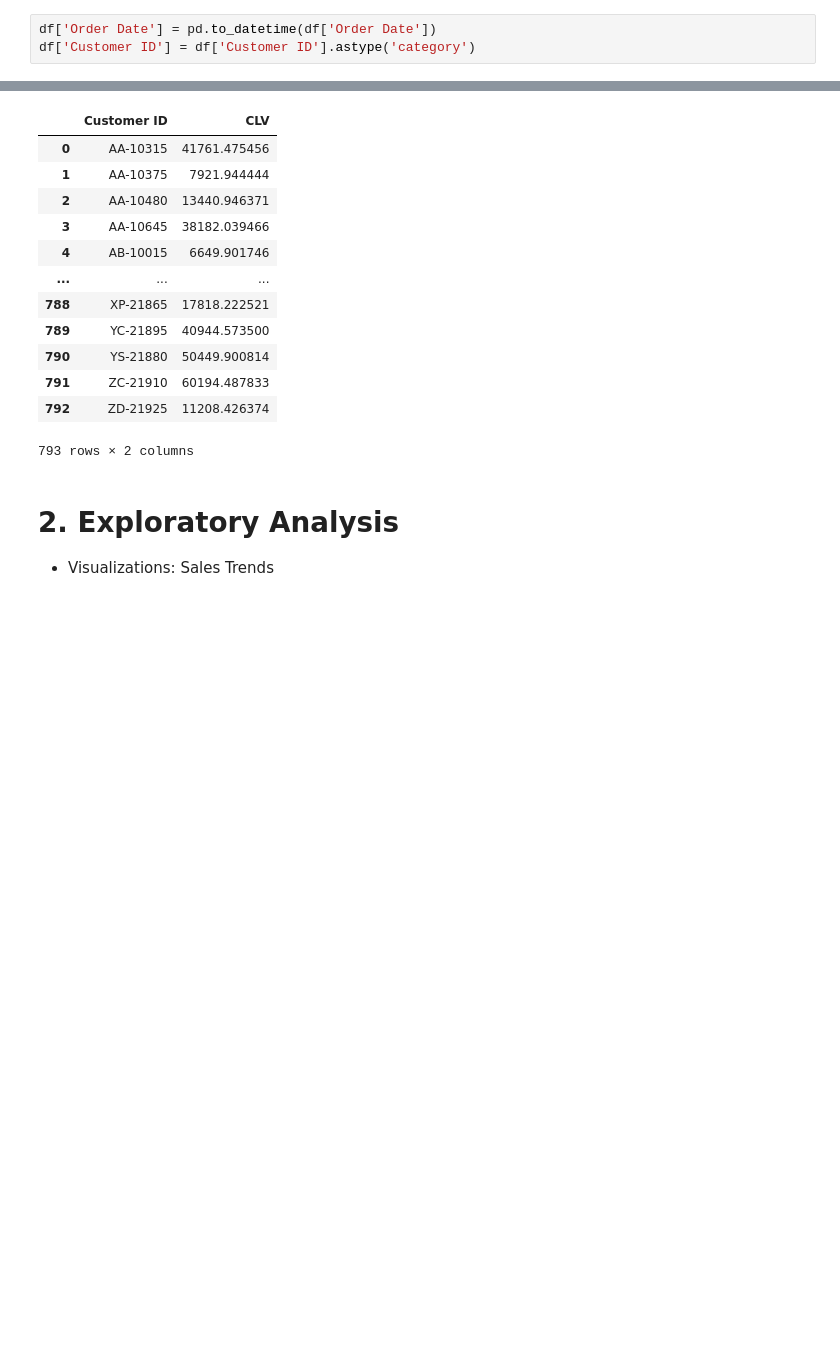
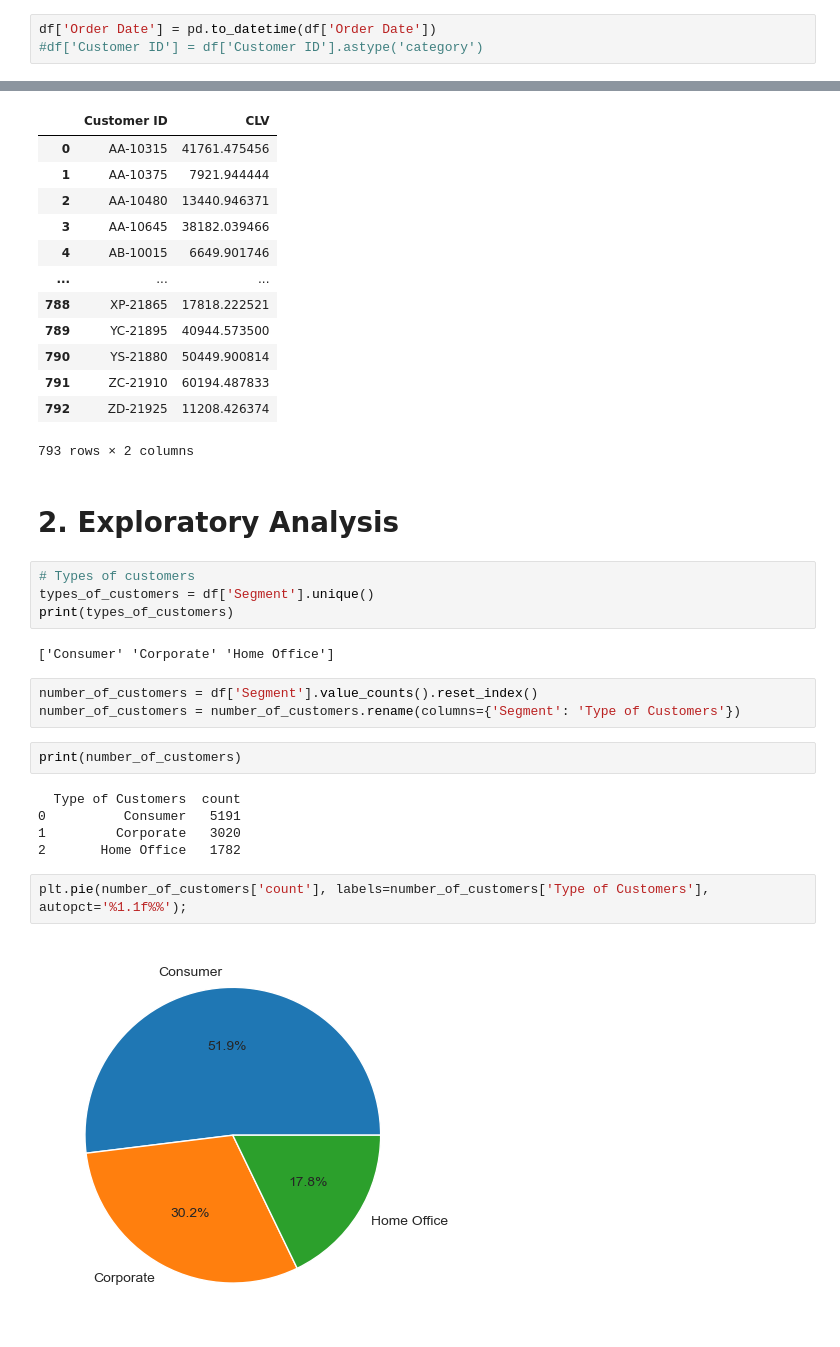
Before and after one commit to zakianazzum/superstore_sales_analysis, a Jupyter notebook: sales_analysis.ipynb, the cells around one changed output, grey strips where cells are left out. Saved outputs shown, nothing was run; the diff lists cells and outputs as text; blank space fills up the shorter version.

```diff
--- a/sales_analysis.ipynb
+++ b/sales_analysis.ipynb
@@ -73,7 +294,7 @@ df.drop_duplicates(inplace=True)
 ###### Converting Data Types
 # %%
 df['Order Date'] = pd.to_datetime(df['Order Date'])
-df['Customer ID'] = df['Customer ID'].astype('category')
+#df['Customer ID'] = df['Customer ID'].astype('category')
 # %% [markdown]
 #### 1.3 Feature Engineering
 * Creating New Feature : Order Year and Month
@@ -124,4 +345,23 @@ clv_df
 793 rows × 2 columns
 # %% [markdown]
 # 2. Exploratory Analysis
-* Visualizations: Sales Trends
+# %%
+# Types of customers
+types_of_customers = df['Segment'].unique()
+print(types_of_customers)
+# %% [output]
+['Consumer' 'Corporate' 'Home Office']
+# %%
+number_of_customers = df['Segment'].value_counts().reset_index()
+number_of_customers = number_of_customers.rename(columns={'Segment': 'Type of Customers'})
+# %%
+print(number_of_customers)
+# %% [output]
+  Type of Customers  count
+0          Consumer   5191
+1         Corporate   3020
+2       Home Office   1782
+# %%
+plt.pie(number_of_customers['count'], labels=number_of_customers['Type of Customers'], autopct='%1.1f%%');
+# %% [output]
+[figure, added]
```
Also changed, not shown: parts of 25 cells of this notebook.
